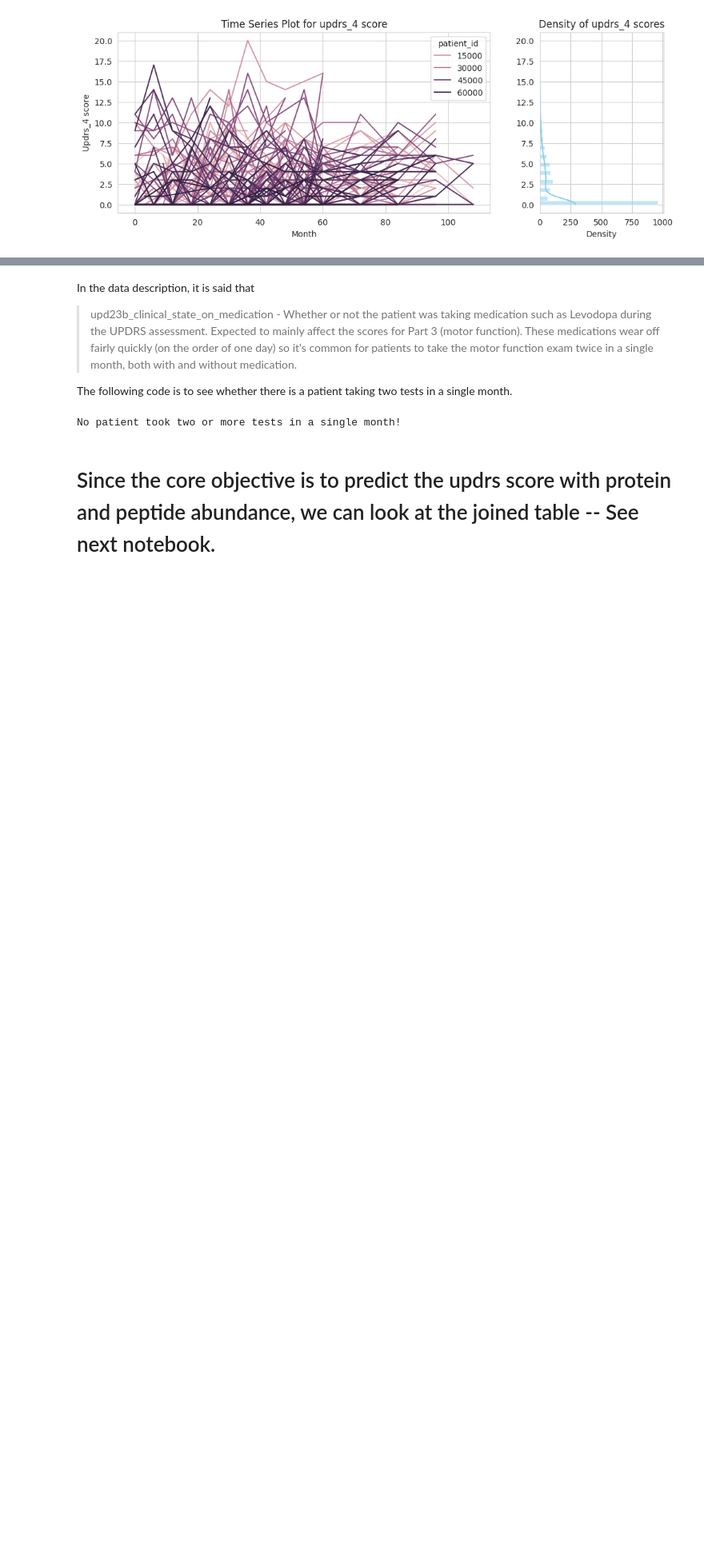
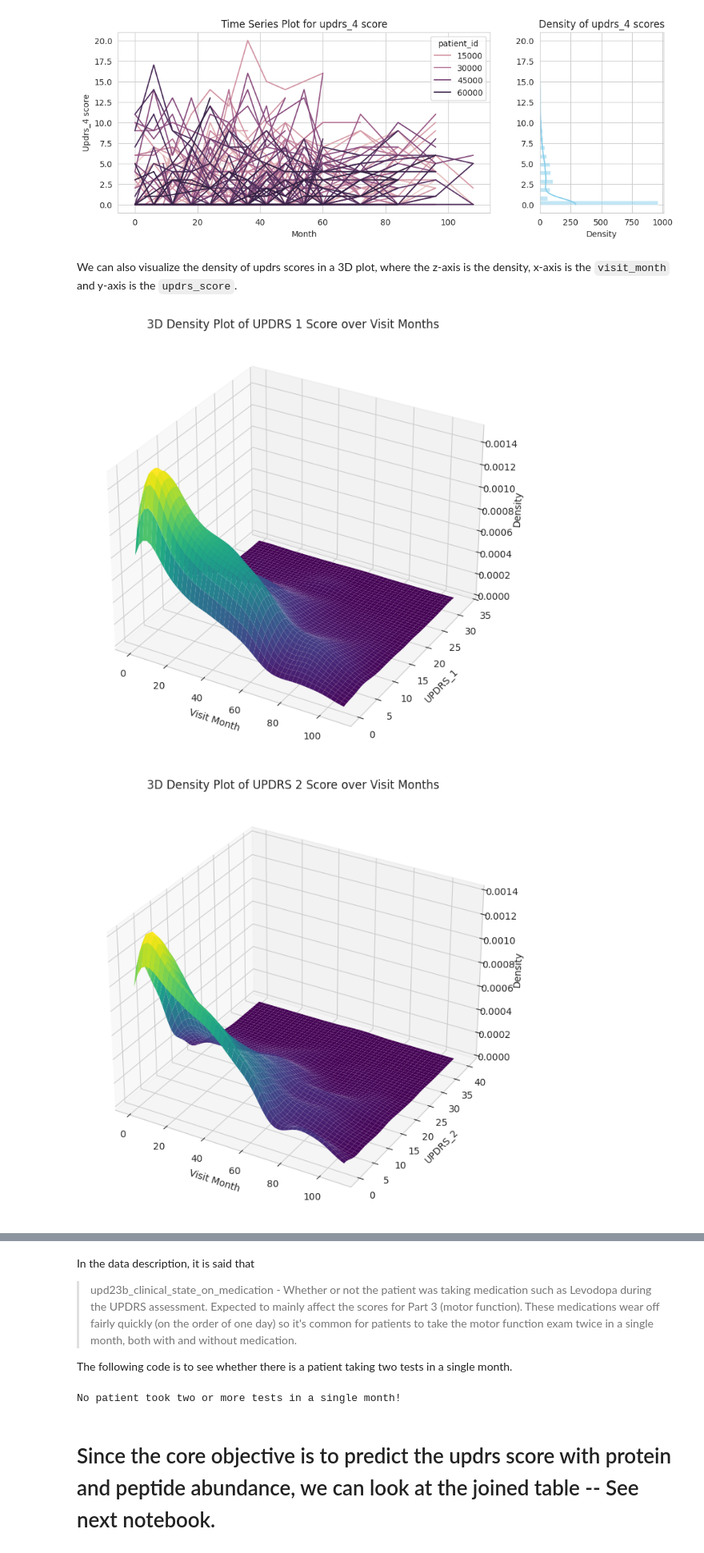
Before and after one commit to blackhole-hope123/Parkinson-Disease-Analysis, a Jupyter notebook: preliminary EDA/EDA_for_train_clinical.ipynb, the cells around one changed output, grey strips where cells are left out. Shown at 80% size. Saved outputs shown, nothing was run; the diff lists cells and outputs as text; code cells hidden in the pictures; blank space fills up the shorter version.

```diff
--- a/preliminary EDA/EDA_for_train_clinical.ipynb
+++ b/preliminary EDA/EDA_for_train_clinical.ipynb
@@ -85,3 +85,43 @@ for i in range(0,4):
 [figure]
 [figure]
 [figure]
+# %% [markdown]
+We can also visualize the density of updrs scores in a 3D plot, where the z-axis is the density, x-axis is the `visit_month` and y-axis is the `updrs_score`.
+# %%
+from scipy.stats import gaussian_kde
+from mpl_toolkits.mplot3d import Axes3D
+
+for i in range(0,4):
+
+  updrs_score=clinical[['patient_id','visit_month',f"updrs_{i+1}"]]
+  updrs_score=updrs_score.dropna()
+
+
+  x = updrs_score['visit_month'].values
+  y = updrs_score[f'updrs_{i+1}'].values
+
+  # Stack into a 2D array for KDE
+  xy = np.vstack([x, y])
+  kde = gaussian_kde(xy)
+
+  # Create a grid over the (x, y) space
+  x_grid = np.linspace(x.min(), x.max(), 50)
+  y_grid = np.linspace(y.min(), y.max(), 50)
+  X, Y = np.meshgrid(x_grid, y_grid)
+  Z = kde(np.vstack([X.ravel(), Y.ravel()])).reshape(X.shape)
+
+  # Plot
+  fig = plt.figure(figsize=(12, 8))
+  ax = fig.add_subplot(111, projection='3d')
+
+  ax.plot_surface(X, Y, Z, cmap='viridis', edgecolor='none')
+
+  ax.set_xlabel('Visit Month')
+  ax.set_ylabel(f'UPDRS_{i+1}')
+  ax.set_zlabel('Density')
+
+  plt.title(f"3D Density Plot of UPDRS {i+1} Score over Visit Months")
+plt.show()
+# %% [output]
+[figure, added]
+[figure, added]
```
Also changed, not shown: parts of 1 cell of this notebook, 1 other file.
